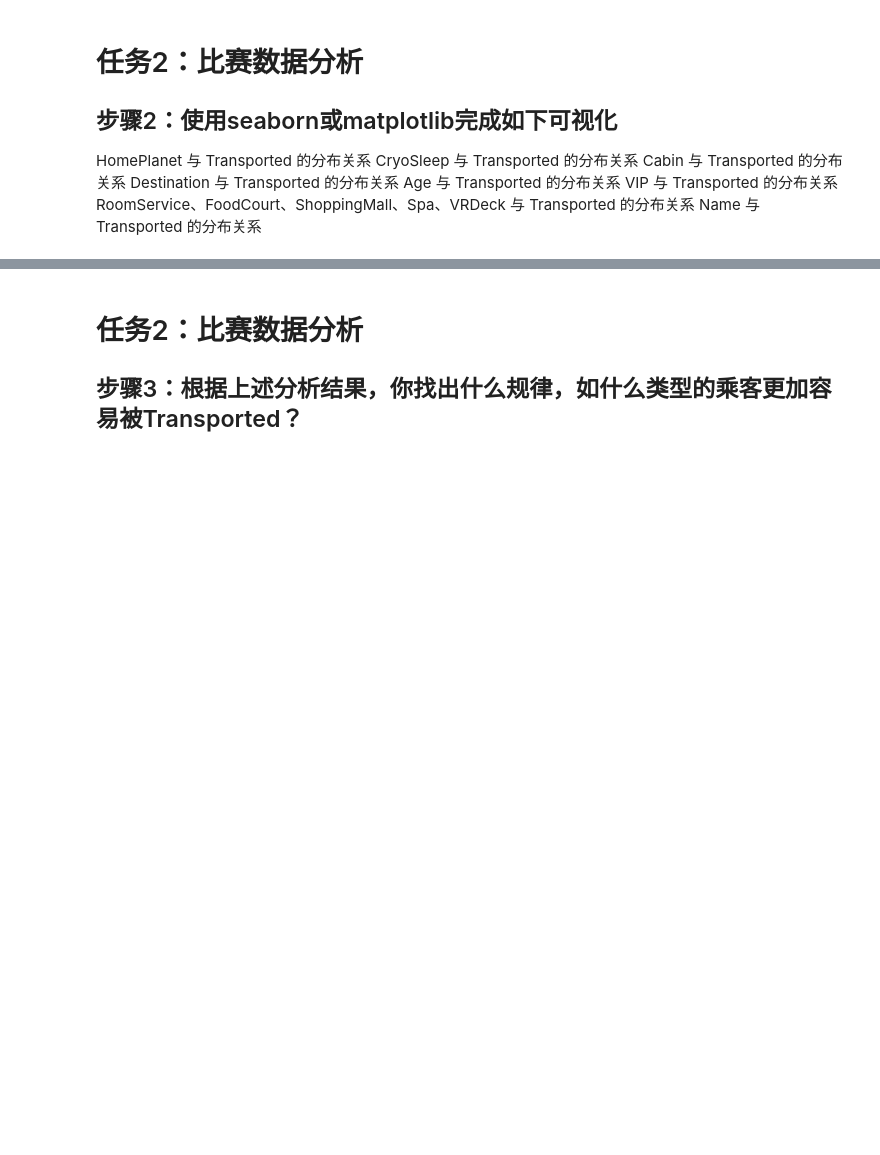
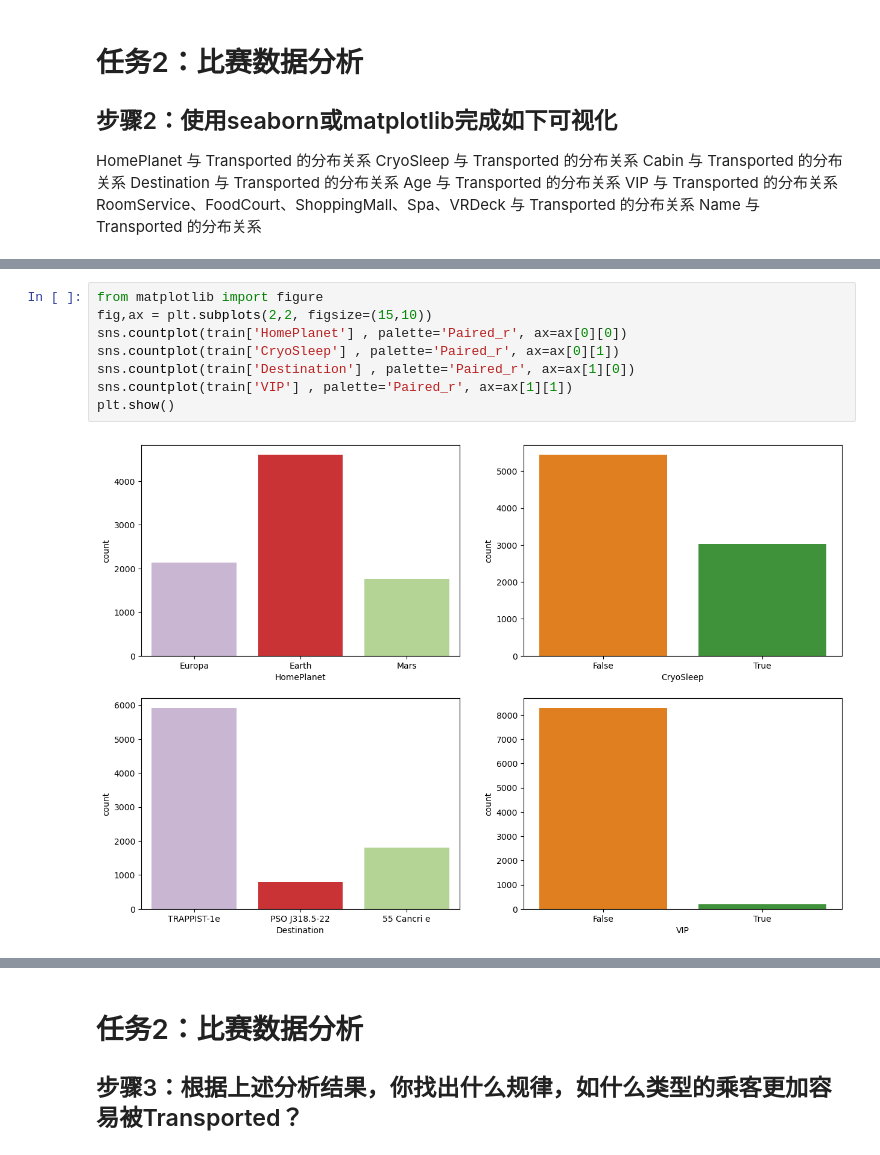
Before and after one commit to dingding0908/Coggle_learning, a Jupyter notebook: task1.ipynb, the cells around one changed output, grey strips where cells are left out. Cells and saved outputs as stored; diff of their text form; blank space fills up the shorter version.

```diff
--- a/task1.ipynb
+++ b/task1.ipynb
@@ -103,0 +265,10 @@ Name 与 Transported 的分布关系
+# %%
+from matplotlib import figure
+fig,ax = plt.subplots(2,2, figsize=(15,10))
+sns.countplot(train['HomePlanet'] , palette='Paired_r', ax=ax[0][0])
+sns.countplot(train['CryoSleep'] , palette='Paired_r', ax=ax[0][1])
+sns.countplot(train['Destination'] , palette='Paired_r', ax=ax[1][0])
+sns.countplot(train['VIP'] , palette='Paired_r', ax=ax[1][1])
+plt.show()
+# %% [output]
+[figure, added]
```
Also changed, not shown: parts of 20 cells of this notebook.
